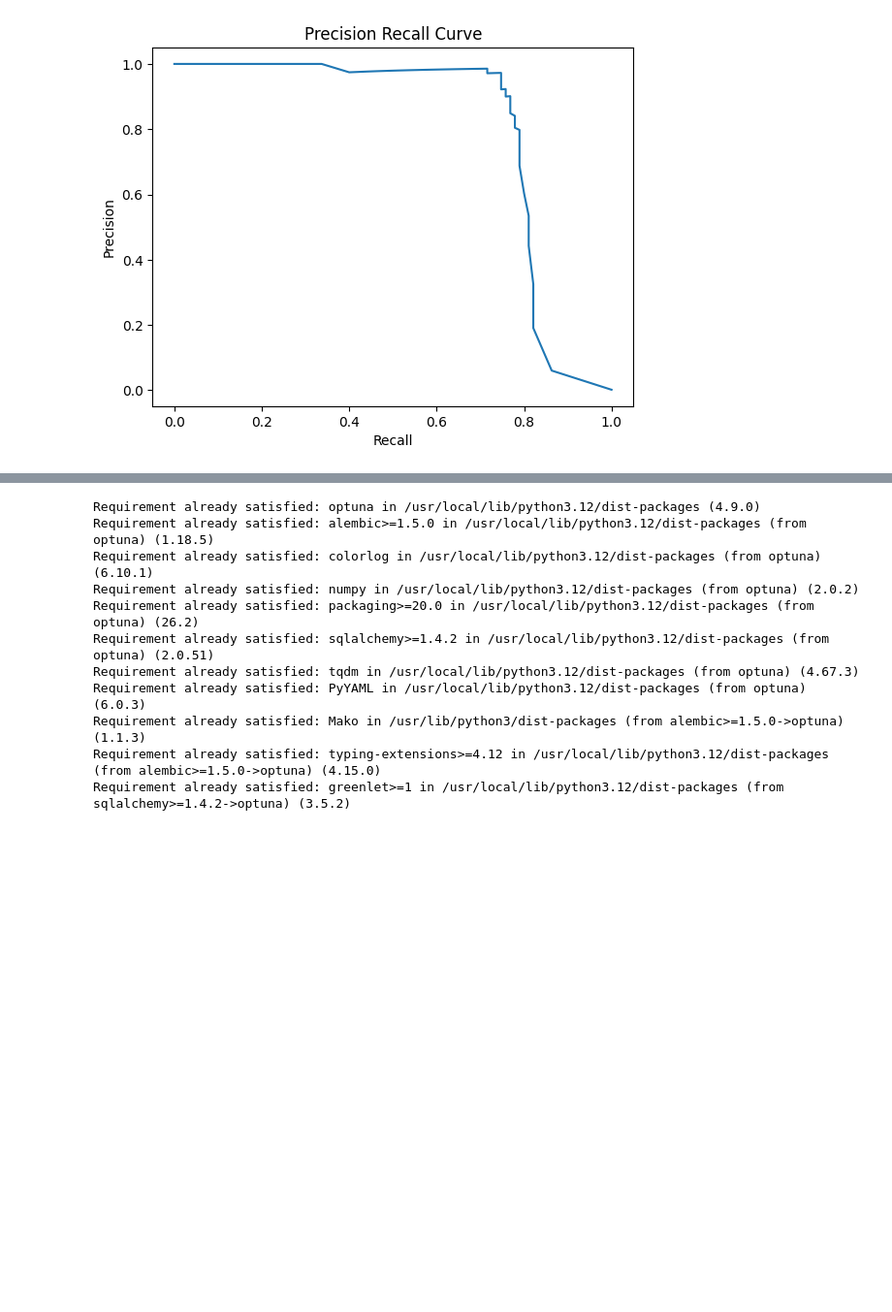
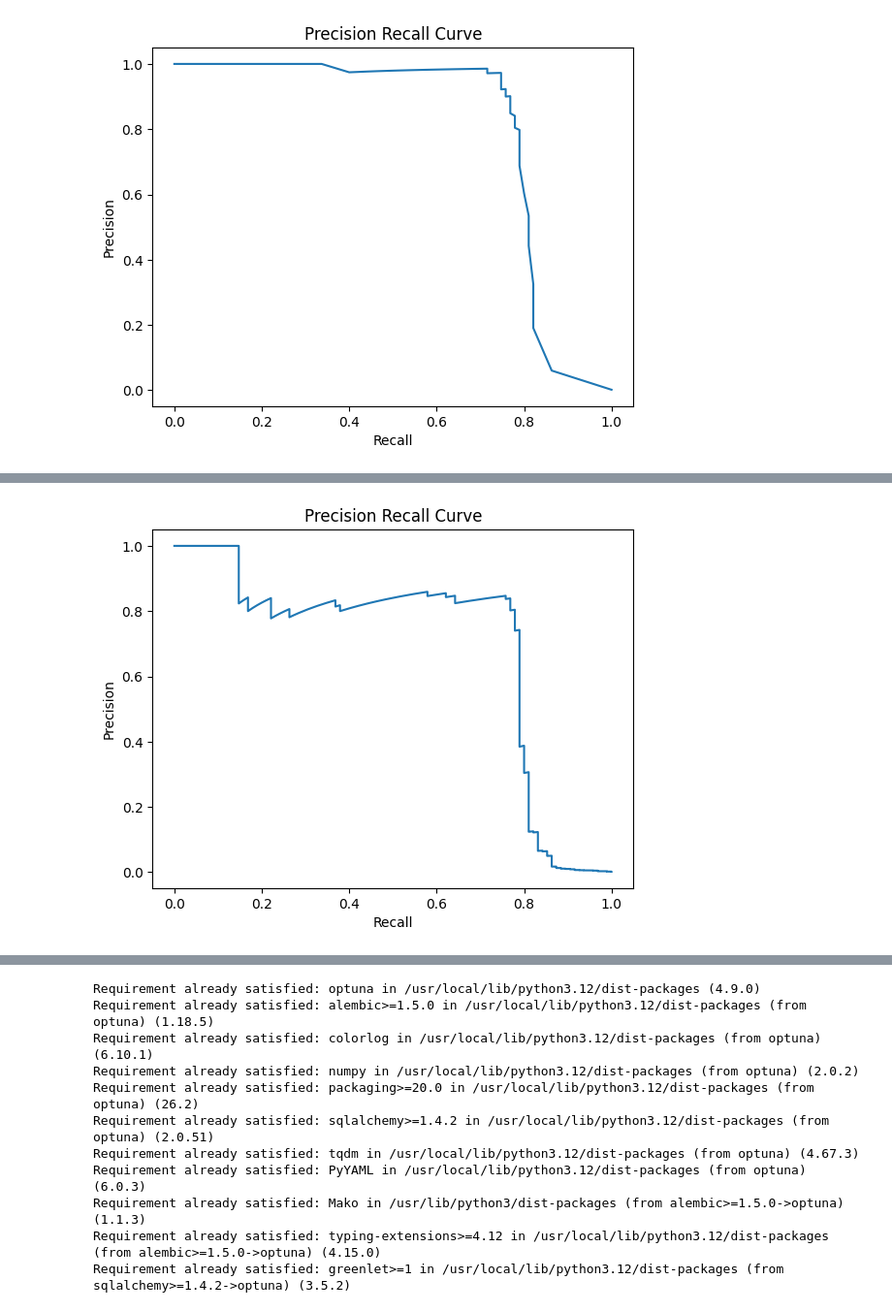
Before and after one commit to Tamannapanwar17/credit-card-fraud-detection, a Jupyter notebook: Credit_Card_Fraud_Detection.ipynb, the cells around one changed output, grey strips where cells are left out. Shown at 97% size. Drawn from its saved outputs; the diff is of its cells as text; code cells hidden in the pictures; blank space fills up the shorter version.

```diff
--- a/Credit_Card_Fraud_Detection.ipynb
+++ b/Credit_Card_Fraud_Detection.ipynb
@@ -472,0 +507,16 @@ plt.show()
+# %%
+from sklearn.metrics import roc_curve
+
+prob1=lr.predict_proba(X_test)[:,1]
+
+fpr,tpr,_=roc_curve(y_test,prob)
+
+plt.plot(fpr,tpr)
+
+plt.xlabel("False Positive Rate")
+
+plt.ylabel("True Positive Rate")
+
+plt.title("ROC Curve")
+
+plt.show()
@@ -472,0 +525,19 @@ plt.show()
+# %%
+from sklearn.metrics import precision_recall_curve
+
+precision,recall,_=precision_recall_curve(
+    y_test,
+    prob1
+)
+
+plt.plot(recall,precision)
+
+plt.xlabel("Recall")
+
+plt.ylabel("Precision")
+
+plt.title("Precision Recall Curve")
+
+plt.show()
+# %% [output]
+[figure, added]
```
Also changed, not shown: parts of 30 cells of this notebook.
